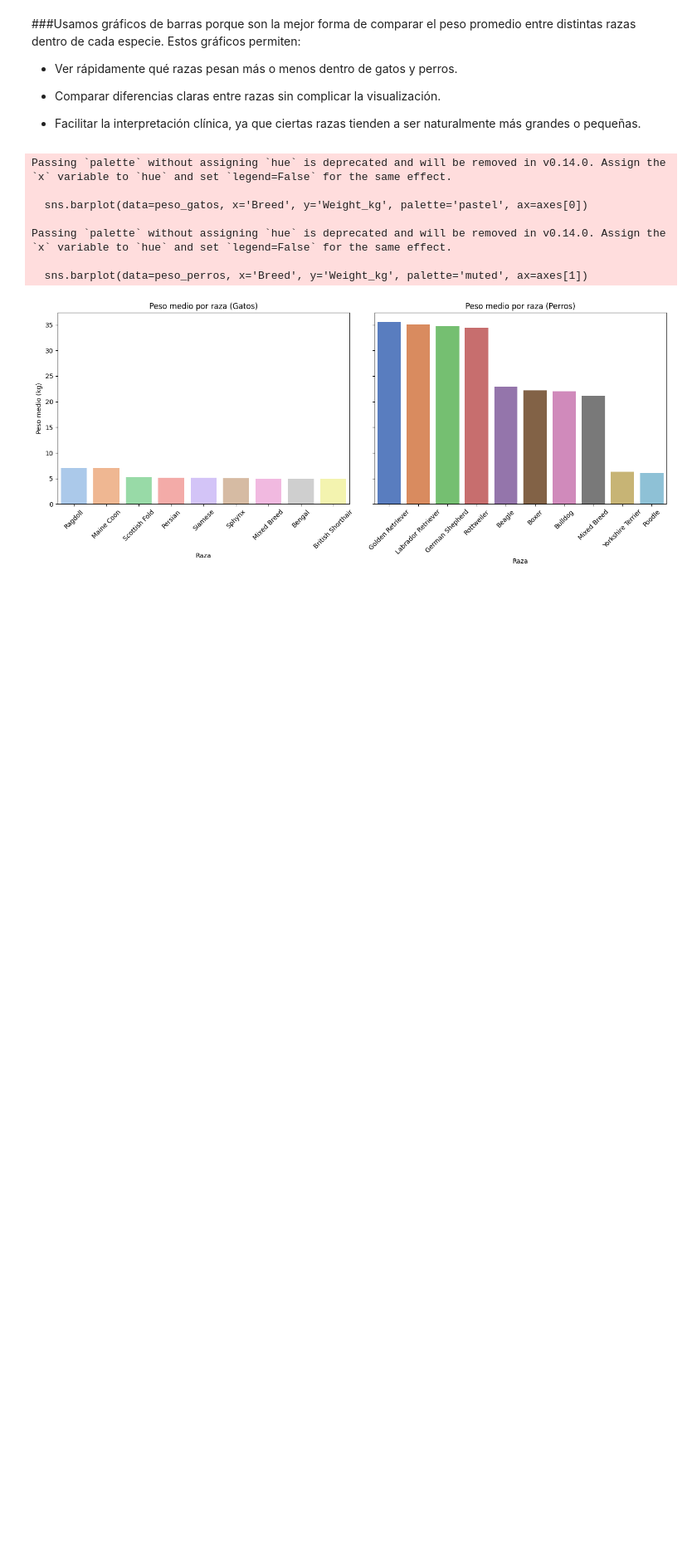
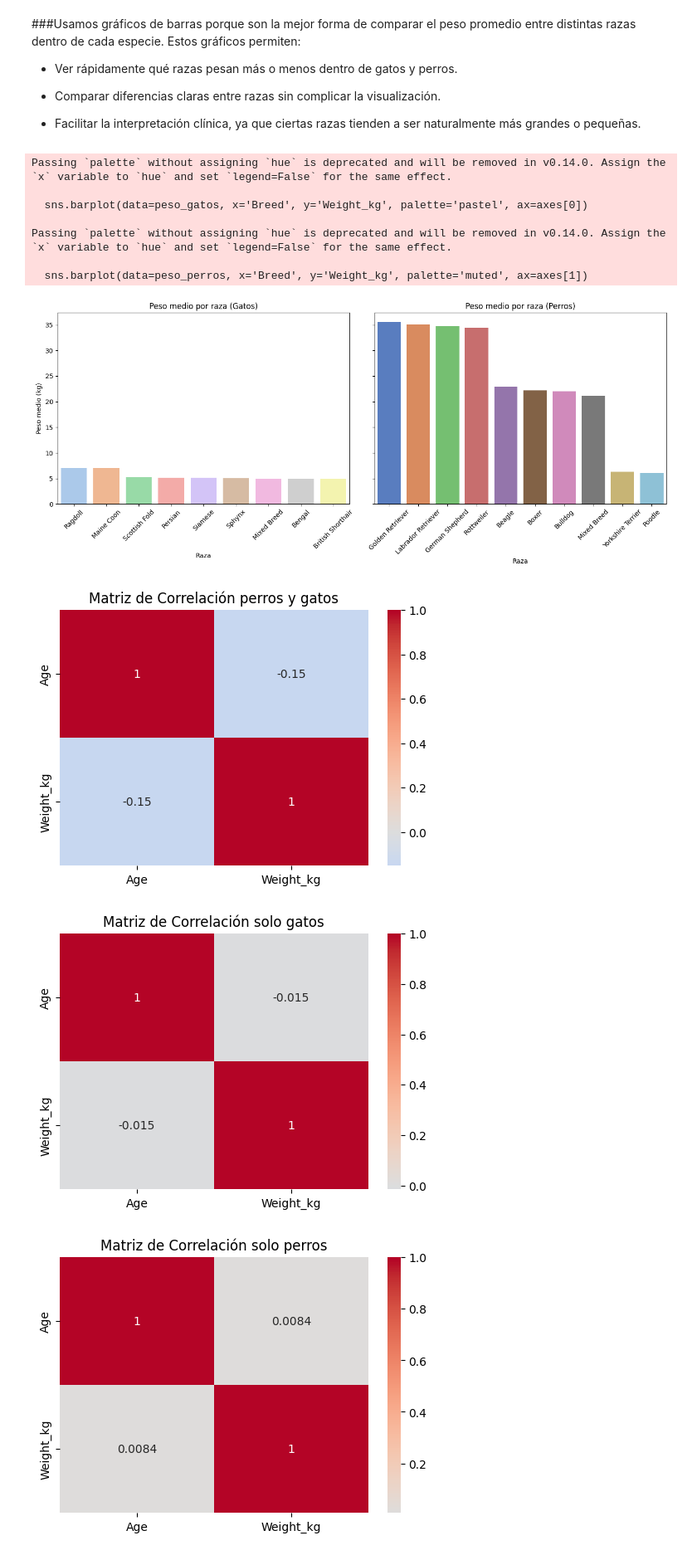
Before and after one commit to Bootcamp-Data-Analyst/p5-analisis_exploratorio_datos-g5, a Jupyter notebook: EDA_Veterinary_Clinical_Dataset.ipynb, the cells around one changed output. Shown at 83% size. Drawn from its saved outputs; the diff is of its cells as text; code cells hidden in the pictures; blank space fills up the shorter version.

```diff
--- a/EDA_Veterinary_Clinical_Dataset.ipynb
+++ b/EDA_Veterinary_Clinical_Dataset.ipynb
@@ -542,3 +544,45 @@ Passing `palette` without assigning `hue` is deprecated and will be removed in v
 
   sns.barplot(data=peso_perros, x='Breed', y='Weight_kg', palette='muted', ax=axes[1])
 [figure]
+# %%
+# Matriz de correlación de gatos y perros juntos.
+plt.figure(figsize=(6, 4))
+correlation_matrix = df[['Age', 'Weight_kg']].corr()
+sns.heatmap(correlation_matrix,
+            annot=True,
+            cmap='coolwarm',
+            center=0)
+plt.title("Matriz de Correlación perros y gatos")
+plt.show()
+
+#Separamos gatos (.lower() por si hay Cat) por edad y peso.
+df_gatos = df[df['AnimalName'].str.lower() == 'cat']
+df_gatos_edad_peso = df_gatos[['Age', 'Weight_kg']]
+
+# Matriz de correlación de gatos solamente.
+plt.figure(figsize=(6, 4))
+correlation_matrix = df_gatos_edad_peso.corr()
+sns.heatmap(correlation_matrix,
+            annot=True,
+            cmap='coolwarm',
+            center=0)
+plt.title("Matriz de Correlación solo gatos")
+plt.show()
+
+#Separamos perros (.lower() por si hay Cat) por edad y peso.
+df_perros = df[df['AnimalName'].str.lower() == 'dog']
+df_perros_edad_peso = df_perros[['Age', 'Weight_kg']]
+
+# Matriz de correlación de gatos solamente.
+plt.figure(figsize=(6, 4))
+correlation_matrix = df_perros_edad_peso.corr()
+sns.heatmap(correlation_matrix,
+            annot=True,
+            cmap='coolwarm',
+            center=0)
+plt.title("Matriz de Correlación solo perros")
+plt.show()
+# %% [output]
+[figure, added]
+[figure, added]
+[figure, added]
```
Also changed, not shown: parts of 12 cells of this notebook.
